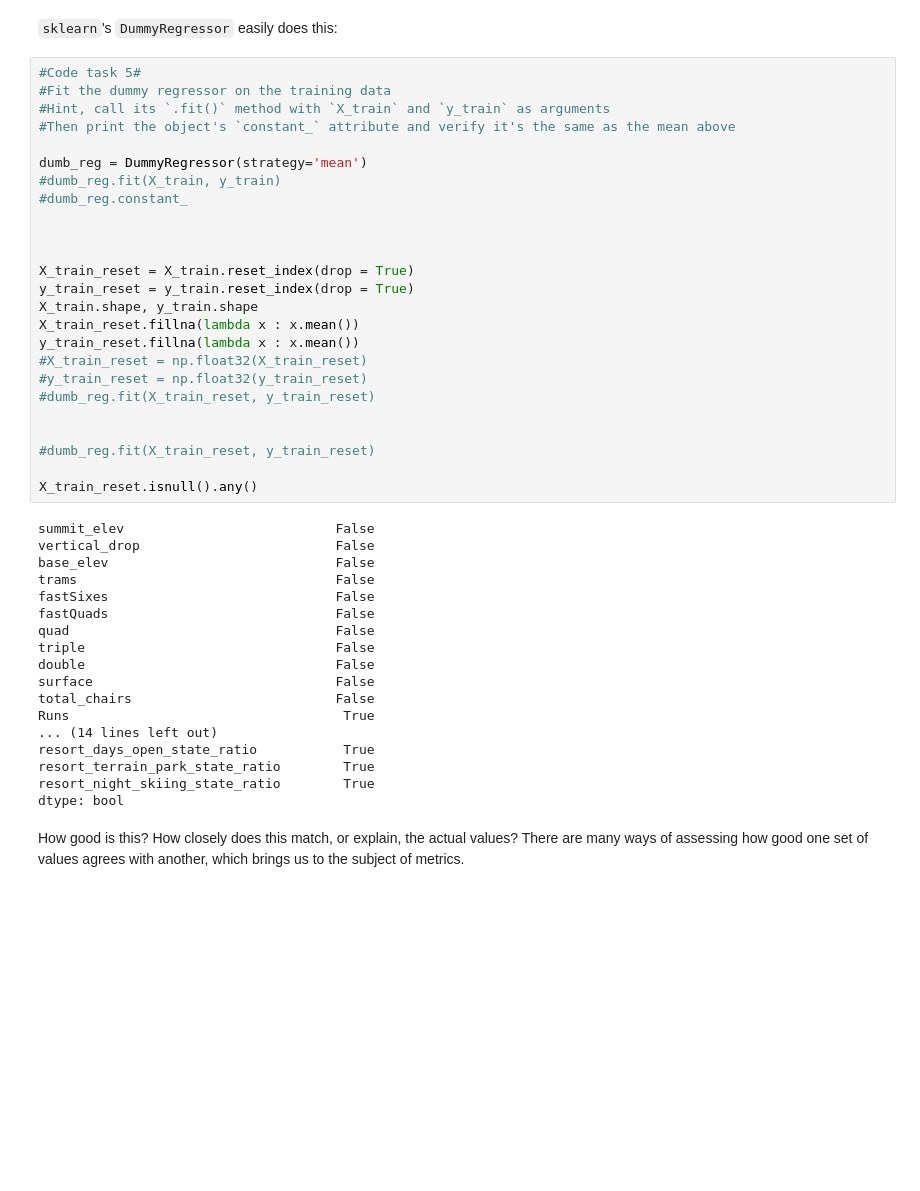
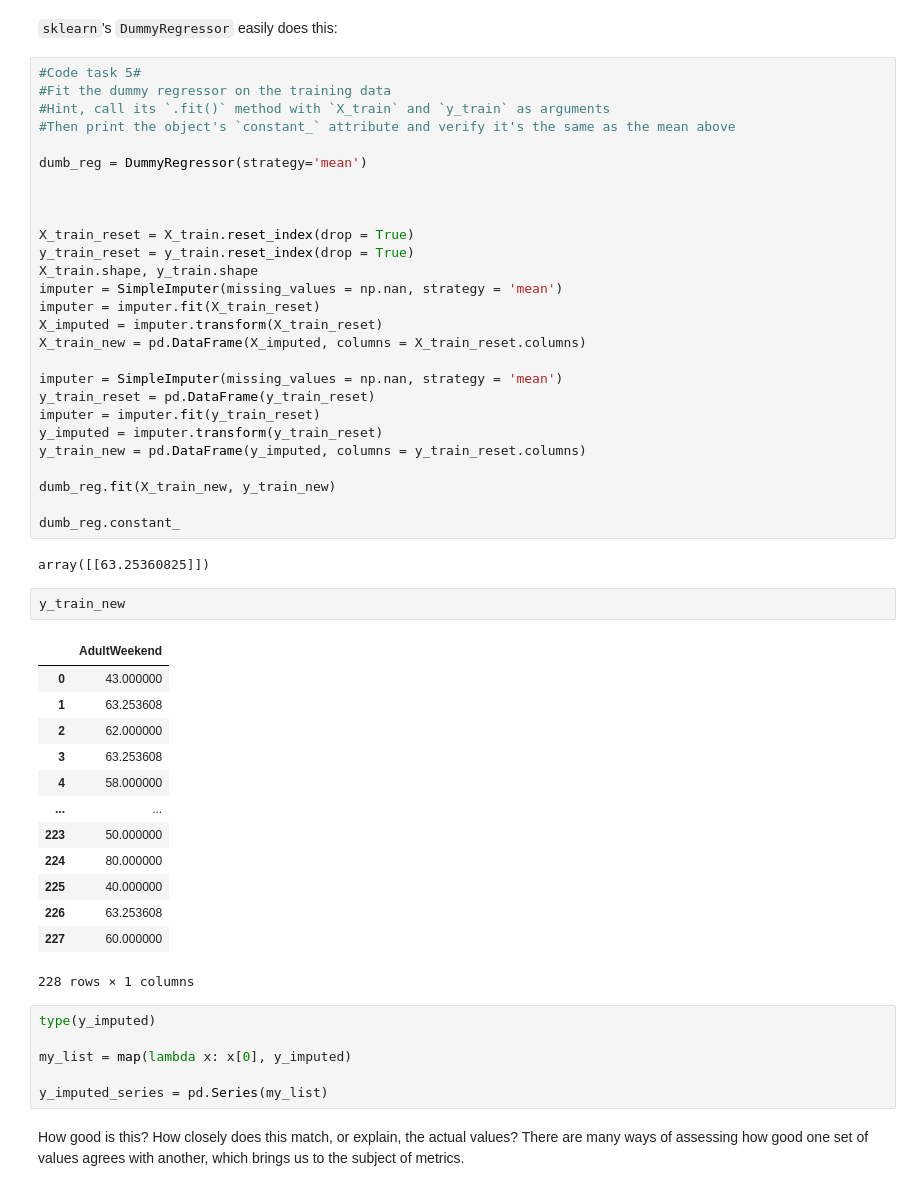
Before and after one commit to Pallavi43/DataScienceGuidedCapstone, a Jupyter notebook: Notebooks/04_preprocessing_and_training.ipynb, the cells around one changed output. Drawn from its saved outputs; the diff is of its cells as text; blank space fills up the shorter version.

```diff
--- a/Notebooks/04_preprocessing_and_training.ipynb
+++ b/Notebooks/04_preprocessing_and_training.ipynb
@@ -267,41 +274,49 @@ train_mean
 #Then print the object's `constant_` attribute and verify it's the same as the mean above
 
 dumb_reg = DummyRegressor(strategy='mean')
-#dumb_reg.fit(X_train, y_train)
-#dumb_reg.constant_
 
 
 
 X_train_reset = X_train.reset_index(drop = True)
 y_train_reset = y_train.reset_index(drop = True)
 X_train.shape, y_train.shape
-X_train_reset.fillna(lambda x : x.mean())
-y_train_reset.fillna(lambda x : x.mean())
-#X_train_reset = np.float32(X_train_reset)
-#y_train_reset = np.float32(y_train_reset)
-#dumb_reg.fit(X_train_reset, y_train_reset)
+imputer = SimpleImputer(missing_values = np.nan, strategy = 'mean')
+imputer = imputer.fit(X_train_reset)
+X_imputed = imputer.transform(X_train_reset)
+X_train_new = pd.DataFrame(X_imputed, columns = X_train_reset.columns)
 
+imputer = SimpleImputer(missing_values = np.nan, strategy = 'mean')
+y_train_reset = pd.DataFrame(y_train_reset)
+imputer = imputer.fit(y_train_reset)
+y_imputed = imputer.transform(y_train_reset)
+y_train_new = pd.DataFrame(y_imputed, columns = y_train_reset.columns)
 
-#dumb_reg.fit(X_train_reset, y_train_reset)
+dumb_reg.fit(X_train_new, y_train_new)
 
-X_train_reset.isnull().any()
+dumb_reg.constant_
 # %% [output]
-summit_elev                           False
-vertical_drop                         False
-base_elev                             False
-trams                                 False
-fastSixes                             False
-fastQuads                             False
-quad                                  False
-triple                                False
-double                                False
-surface                               False
-total_chairs                          False
-Runs                                   True
-... (14 lines left out)
-resort_days_open_state_ratio           True
-resort_terrain_park_state_ratio        True
-resort_night_skiing_state_ratio        True
-dtype: bool
+array([[63.25360825]])
+# %%
+y_train_new
+# %% [output]
+|  | AdultWeekend |
+| 0 | 43.000000 |
+| 1 | 63.253608 |
+| 2 | 62.000000 |
+| 3 | 63.253608 |
+| 4 | 58.000000 |
+| ... | ... |
+| 223 | 50.000000 |
+| 224 | 80.000000 |
+| 225 | 40.000000 |
+| 226 | 63.253608 |
+| 227 | 60.000000 |
+228 rows × 1 columns
+# %%
+type(y_imputed)
+
+my_list = map(lambda x: x[0], y_imputed)
+
+y_imputed_series = pd.Series(my_list)
 # %% [markdown]
 How good is this? How closely does this match, or explain, the actual values? There are many ways of assessing how good one set of values agrees with another, which brings us to the subject of metrics.
```
Also changed, not shown: parts of 26 cells of this notebook.
